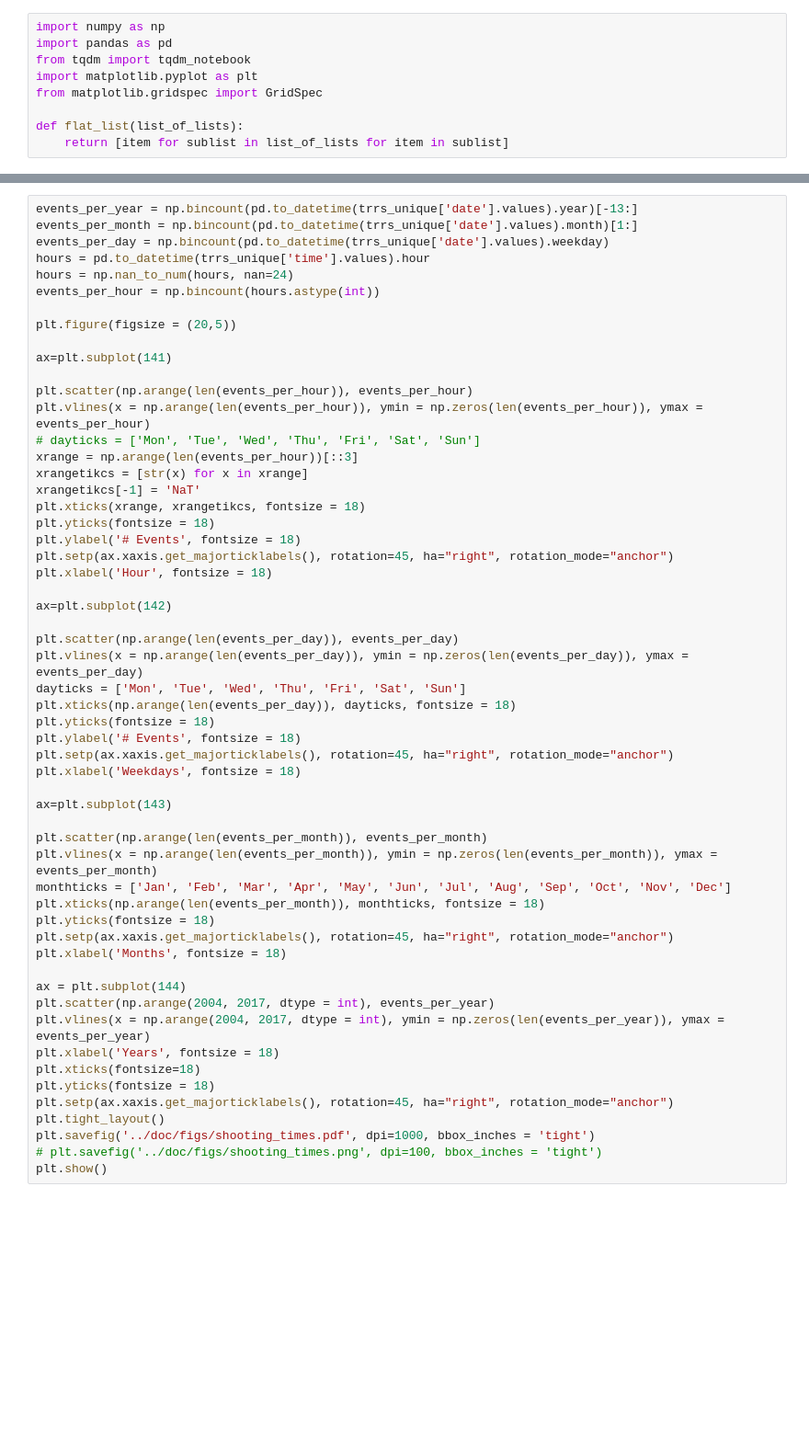
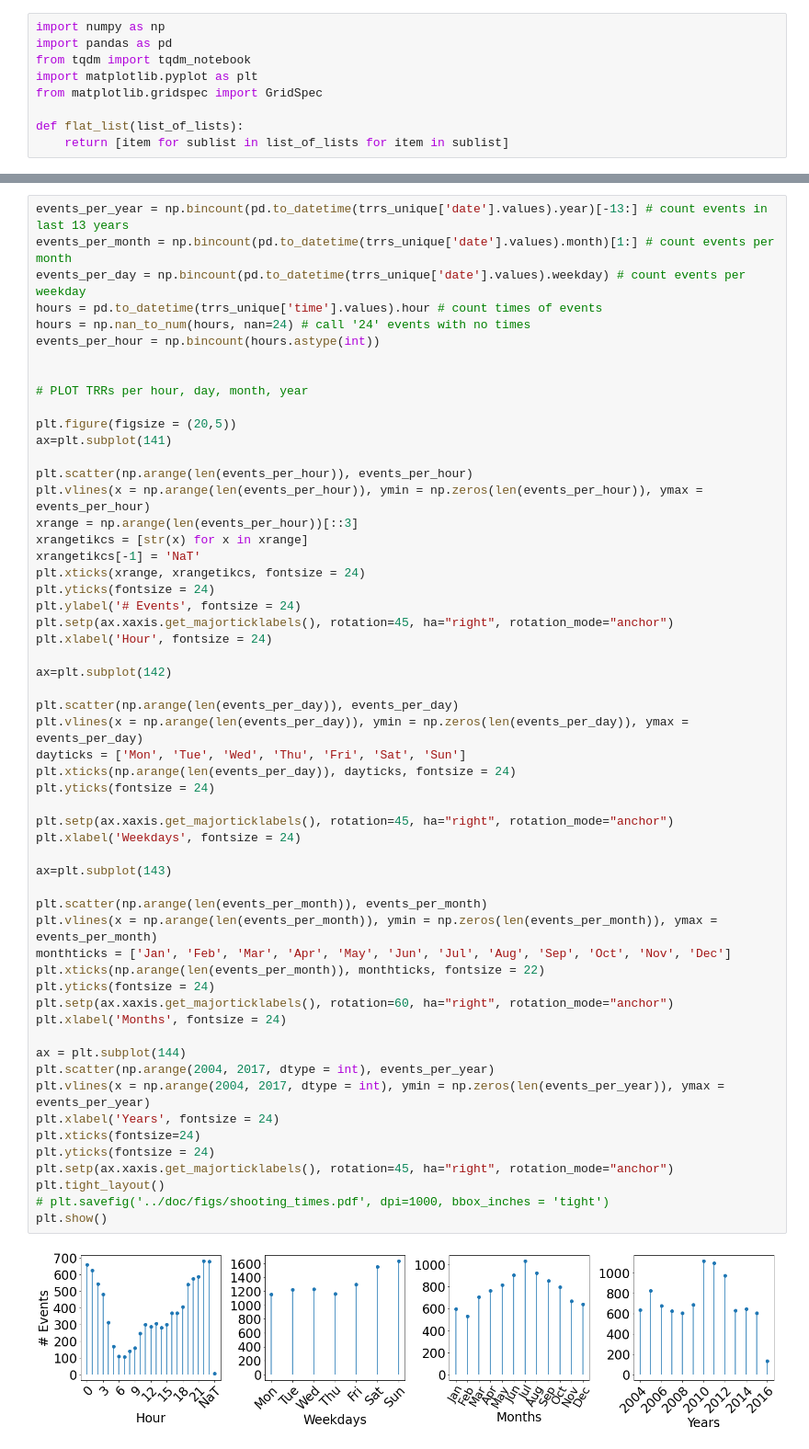
Before and after one commit to chicago-police-violence/data, a Jupyter notebook: examples/examples_trrs.ipynb, the cells around one changed output, grey strips where cells are left out. Shown: that part at 92% size. Drawn from its saved outputs; the diff is of its cells as text; blank space fills up the shorter version.

```diff
--- a/examples/examples_trrs.ipynb
+++ b/examples/examples_trrs.ipynb
@@ -14,57 +26,59 @@ trrs.columns
 # %%
-events_per_year = np.bincount(pd.to_datetime(trrs_unique['date'].values).year)[-13:]
-events_per_month = np.bincount(pd.to_datetime(trrs_unique['date'].values).month)[1:]
-events_per_day = np.bincount(pd.to_datetime(trrs_unique['date'].values).weekday)
-hours = pd.to_datetime(trrs_unique['time'].values).hour
-hours = np.nan_to_num(hours, nan=24)
+events_per_year = np.bincount(pd.to_datetime(trrs_unique['date'].values).year)[-13:] # count events in last 13 years
+events_per_month = np.bincount(pd.to_datetime(trrs_unique['date'].values).month)[1:] # count events per month
+events_per_day = np.bincount(pd.to_datetime(trrs_unique['date'].values).weekday) # count events per weekday
+hours = pd.to_datetime(trrs_unique['time'].values).hour # count times of events
+hours = np.nan_to_num(hours, nan=24) # call '24' events with no times
 events_per_hour = np.bincount(hours.astype(int))
 
+
+# PLOT TRRs per hour, day, month, year
+
 plt.figure(figsize = (20,5))
-
 ax=plt.subplot(141)
 
 plt.scatter(np.arange(len(events_per_hour)), events_per_hour)
 plt.vlines(x = np.arange(len(events_per_hour)), ymin = np.zeros(len(events_per_hour)), ymax = events_per_hour)
-# dayticks = ['Mon', 'Tue', 'Wed', 'Thu', 'Fri', 'Sat', 'Sun']
 xrange = np.arange(len(events_per_hour))[::3]
 xrangetikcs = [str(x) for x in xrange]
 xrangetikcs[-1] = 'NaT'
-plt.xticks(xrange, xrangetikcs, fontsize = 18)
-plt.yticks(fontsize = 18)
-plt.ylabel('# Events', fontsize = 18)
+plt.xticks(xrange, xrangetikcs, fontsize = 24)
+plt.yticks(fontsize = 24)
+plt.ylabel('# Events', fontsize = 24)
 plt.setp(ax.xaxis.get_majorticklabels(), rotation=45, ha="right", rotation_mode="anchor")
-plt.xlabel('Hour', fontsize = 18)
+plt.xlabel('Hour', fontsize = 24)
 
 ax=plt.subplot(142)
 
 plt.scatter(np.arange(len(events_per_day)), events_per_day)
 plt.vlines(x = np.arange(len(events_per_day)), ymin = np.zeros(len(events_per_day)), ymax = events_per_day)
 dayticks = ['Mon', 'Tue', 'Wed', 'Thu', 'Fri', 'Sat', 'Sun']
-plt.xticks(np.arange(len(events_per_day)), dayticks, fontsize = 18)
-plt.yticks(fontsize = 18)
-plt.ylabel('# Events', fontsize = 18)
+plt.xticks(np.arange(len(events_per_day)), dayticks, fontsize = 24)
+plt.yticks(fontsize = 24)
+
 plt.setp(ax.xaxis.get_majorticklabels(), rotation=45, ha="right", rotation_mode="anchor")
-plt.xlabel('Weekdays', fontsize = 18)
+plt.xlabel('Weekdays', fontsize = 24)
 
 ax=plt.subplot(143)
 
 plt.scatter(np.arange(len(events_per_month)), events_per_month)
 plt.vlines(x = np.arange(len(events_per_month)), ymin = np.zeros(len(events_per_month)), ymax = events_per_month)
 monthticks = ['Jan', 'Feb', 'Mar', 'Apr', 'May', 'Jun', 'Jul', 'Aug', 'Sep', 'Oct', 'Nov', 'Dec']
-plt.xticks(np.arange(len(events_per_month)), monthticks, fontsize = 18)
-plt.yticks(fontsize = 18)
-plt.setp(ax.xaxis.get_majorticklabels(), rotation=45, ha="right", rotation_mode="anchor")
-plt.xlabel('Months', fontsize = 18)
+plt.xticks(np.arange(len(events_per_month)), monthticks, fontsize = 22)
+plt.yticks(fontsize = 24)
+plt.setp(ax.xaxis.get_majorticklabels(), rotation=60, ha="right", rotation_mode="anchor")
+plt.xlabel('Months', fontsize = 24)
 
 ax = plt.subplot(144)
 plt.scatter(np.arange(2004, 2017, dtype = int), events_per_year)
 plt.vlines(x = np.arange(2004, 2017, dtype = int), ymin = np.zeros(len(events_per_year)), ymax = events_per_year)
-plt.xlabel('Years', fontsize = 18)
-plt.xticks(fontsize=18)
-plt.yticks(fontsize = 18)
+plt.xlabel('Years', fontsize = 24)
+plt.xticks(fontsize=24)
+plt.yticks(fontsize = 24)
 plt.setp(ax.xaxis.get_majorticklabels(), rotation=45, ha="right", rotation_mode="anchor")
 plt.tight_layout()
-plt.savefig('../doc/figs/shooting_times.pdf', dpi=1000, bbox_inches = 'tight')
-# plt.savefig('../doc/figs/shooting_times.png', dpi=100, bbox_inches = 'tight')
+# plt.savefig('../doc/figs/shooting_times.pdf', dpi=1000, bbox_inches = 'tight')
 plt.show()
+# %% [output]
+[figure, added]
 # %%
```
Also changed, not shown: parts of 4 cells of this notebook, 1 other file.
